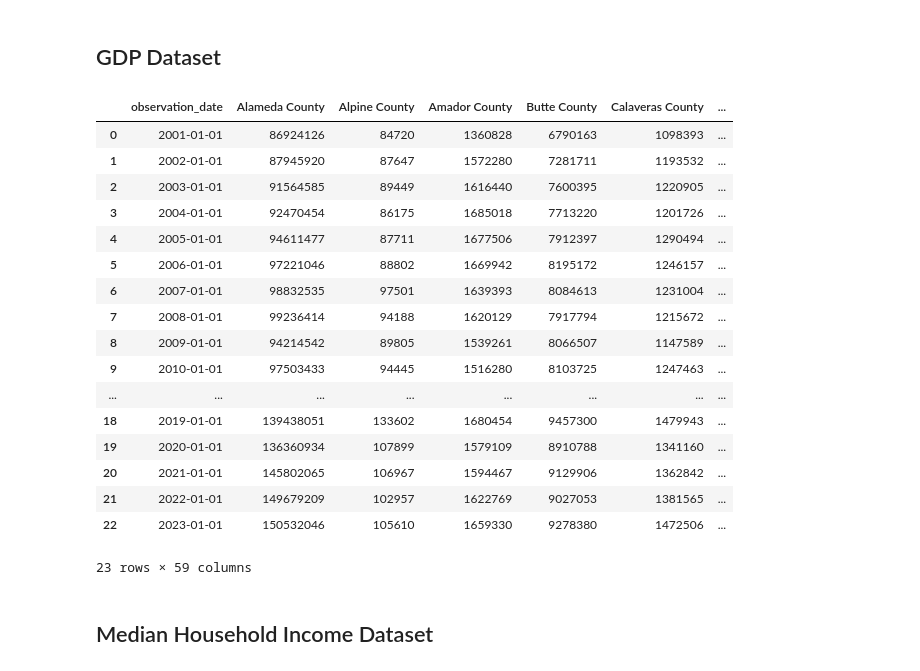
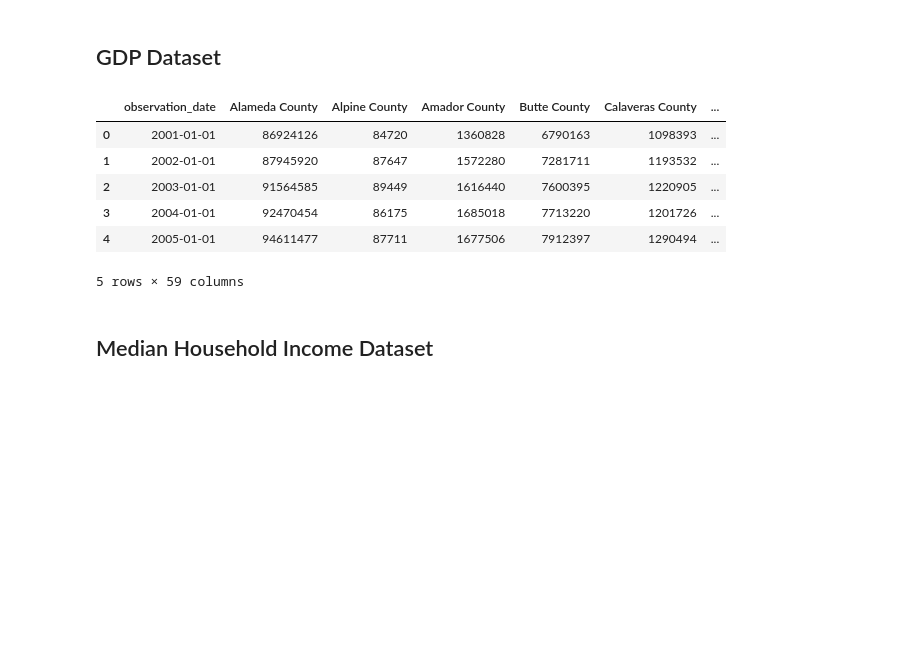
Before and after one commit to richardlaoo/Group131_DS_Analysis, a Jupyter notebook: DataCheckpoint_Group131_SP25.ipynb, the cells around one changed output. Saved outputs shown, nothing was run; the diff lists cells and outputs as text; code cells hidden in the pictures; blank space fills up the shorter version.

```diff
--- a/DataCheckpoint_Group131_SP25.ipynb
+++ b/DataCheckpoint_Group131_SP25.ipynb
@@ -317,37 +317,26 @@ Ge_df.head(20)
 # %%
 #load gdp dataset, convert columns to county fip code
 realgdp_ca = pd.read_csv('./Datasets/GDP & Income Data/gdp-by-county-ca2.csv')
 realgdp_ca.columns = [int(col.replace('REALGDPALL', '')) if col.startswith('REALGDPALL') else col for col in realgdp_ca.columns]
 
 #load list of fip codes, replace fip codes in gdp dataset with county names
 fips_df = pd.read_csv('https://raw.githubusercontent.com/kjhealy/fips-codes/master/state_and_county_fips_master.csv')
 fips_ca = fips_df[fips_df['state'] == 'CA']
 fips_county = dict(zip(fips_ca['fips'], fips_ca['name']))
 realgdp_ca.rename(columns=fips_county, inplace=True)
 
 #units (Thousands of Chained 2017 USD, Not Seasonally Adjusted)
 realgdp_ca.attrs['units'] = 'Thousands of Chained 2017 USD'
 
-realgdp_ca
+realgdp_ca.head()
 # %% [output]
 |  | observation_date | Alameda County | Alpine County | Amador County | Butte County | Calaveras County | ... |
 | 0 | 2001-01-01 | 86924126 | 84720 | 1360828 | 6790163 | 1098393 | ... |
 | 1 | 2002-01-01 | 87945920 | 87647 | 1572280 | 7281711 | 1193532 | ... |
 | 2 | 2003-01-01 | 91564585 | 89449 | 1616440 | 7600395 | 1220905 | ... |
 | 3 | 2004-01-01 | 92470454 | 86175 | 1685018 | 7713220 | 1201726 | ... |
 | 4 | 2005-01-01 | 94611477 | 87711 | 1677506 | 7912397 | 1290494 | ... |
-| 5 | 2006-01-01 | 97221046 | 88802 | 1669942 | 8195172 | 1246157 | ... |
-| 6 | 2007-01-01 | 98832535 | 97501 | 1639393 | 8084613 | 1231004 | ... |
-| 7 | 2008-01-01 | 99236414 | 94188 | 1620129 | 7917794 | 1215672 | ... |
-| 8 | 2009-01-01 | 94214542 | 89805 | 1539261 | 8066507 | 1147589 | ... |
-| 9 | 2010-01-01 | 97503433 | 94445 | 1516280 | 8103725 | 1247463 | ... |
-| ... | ... | ... | ... | ... | ... | ... | ... |
-| 18 | 2019-01-01 | 139438051 | 133602 | 1680454 | 9457300 | 1479943 | ... |
-| 19 | 2020-01-01 | 136360934 | 107899 | 1579109 | 8910788 | 1341160 | ... |
-| 20 | 2021-01-01 | 145802065 | 106967 | 1594467 | 9129906 | 1362842 | ... |
-| 21 | 2022-01-01 | 149679209 | 102957 | 1622769 | 9027053 | 1381565 | ... |
-| 22 | 2023-01-01 | 150532046 | 105610 | 1659330 | 9278380 | 1472506 | ... |
-23 rows × 59 columns
+5 rows × 59 columns
 # %% [markdown]
 ## Median Household Income Dataset
 # %%
```
